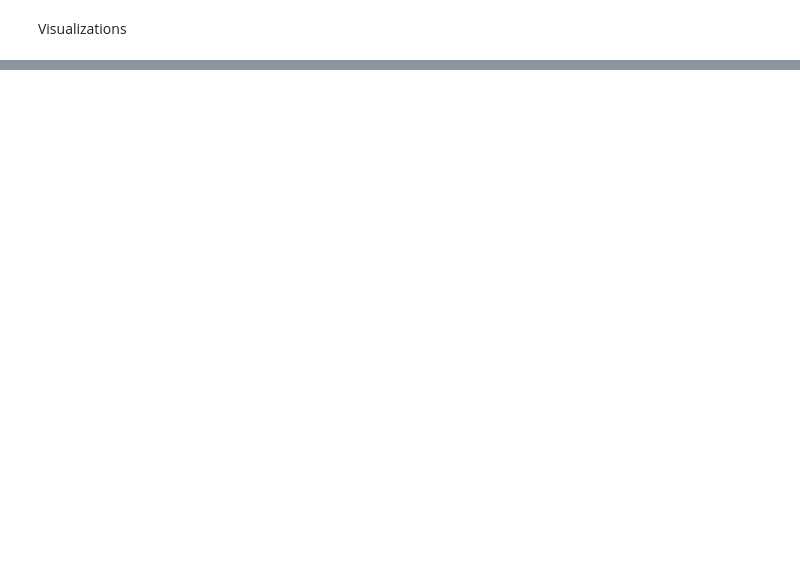
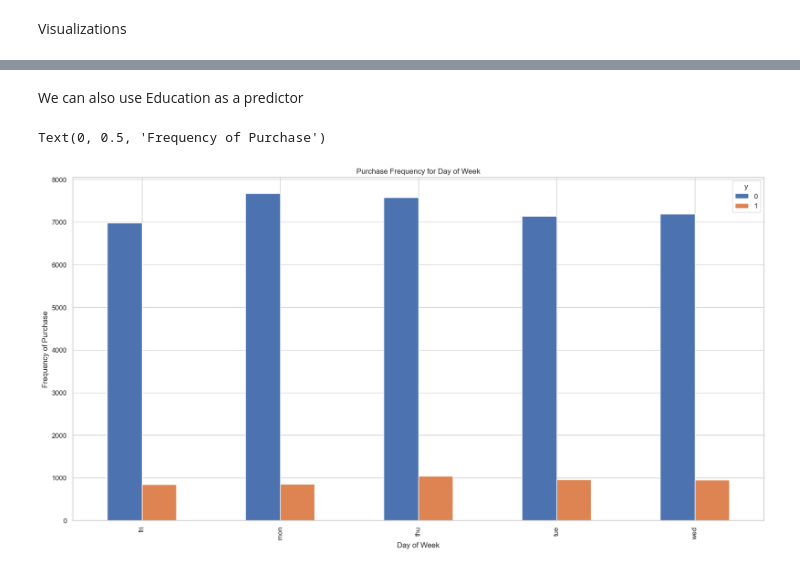
Before and after one commit to Eric-MK/Logistic_regression-, a Jupyter notebook: notebook.ipynb, the cells around one changed output, grey strips where cells are left out. Saved outputs shown, nothing was run; the diff lists cells and outputs as text; code cells hidden in the pictures; blank space fills up the shorter version.

```diff
--- a/notebook.ipynb
+++ b/notebook.ipynb
@@ -170,0 +200,10 @@ Visualizations
+# %% [markdown]
+We can also use Education as a predictor
+# %%
+pd.crosstab(df.day_of_week,df.y).plot(kind='bar',figsize= (20,10))
+plt.title('Purchase Frequency for Day of Week')
+plt.xlabel('Day of Week')
+plt.ylabel('Frequency of Purchase')
+# %% [output]
+Text(0, 0.5, 'Frequency of Purchase')
+[figure, added]
```
Also changed, not shown: parts of 12 cells of this notebook.
